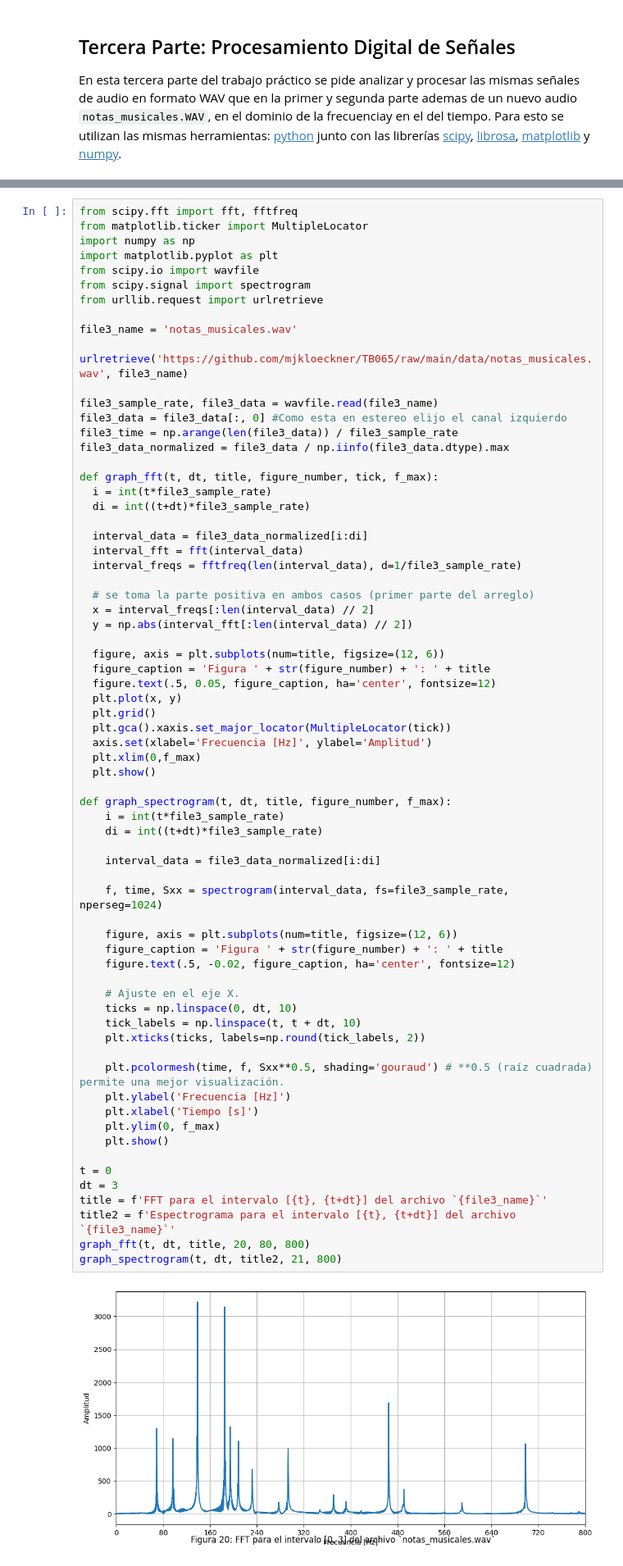
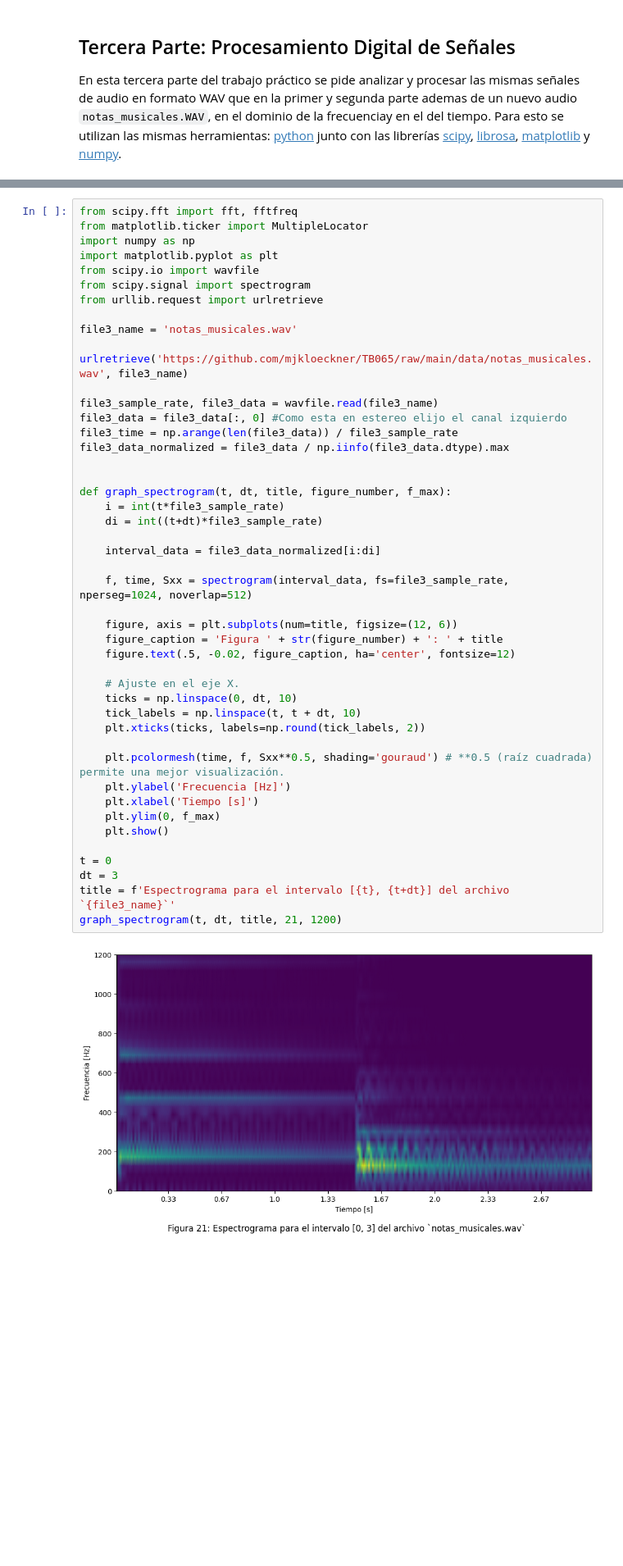
Before and after one commit to mjkloeckner/TB065, a Jupyter notebook: tercera_parte/tpe_tercera_parte.ipynb, the cells around one changed output, grey strips where cells are left out. Shown at 82% size. Drawn from its saved outputs; the diff is of its cells as text; blank space fills up the shorter version.

```diff
--- a/tercera_parte/tpe_tercera_parte.ipynb
+++ b/tercera_parte/tpe_tercera_parte.ipynb
@@ -408,57 +408,34 @@ file3_sample_rate, file3_data = wavfile.read(file3_name)
 file3_data = file3_data[:, 0] #Como esta en estereo elijo el canal izquierdo
 file3_time = np.arange(len(file3_data)) / file3_sample_rate
 file3_data_normalized = file3_data / np.iinfo(file3_data.dtype).max
 
-def graph_fft(t, dt, title, figure_number, tick, f_max):
-  i = int(t*file3_sample_rate)
-  di = int((t+dt)*file3_sample_rate)
-
-  interval_data = file3_data_normalized[i:di]
-  interval_fft = fft(interval_data)
-  interval_freqs = fftfreq(len(interval_data), d=1/file3_sample_rate)
-
-  # se toma la parte positiva en ambos casos (primer parte del arreglo)
-  x = interval_freqs[:len(interval_data) // 2]
-  y = np.abs(interval_fft[:len(interval_data) // 2])
-
-  figure, axis = plt.subplots(num=title, figsize=(12, 6))
-  figure_caption = 'Figura ' + str(figure_number) + ': ' + title
-  figure.text(.5, 0.05, figure_caption, ha='center', fontsize=12)
-  plt.plot(x, y)
-  plt.grid()
-  plt.gca().xaxis.set_major_locator(MultipleLocator(tick))
-  axis.set(xlabel='Frecuencia [Hz]', ylabel='Amplitud')
-  plt.xlim(0,f_max)
-  plt.show()
 
 def graph_spectrogram(t, dt, title, figure_number, f_max):
     i = int(t*file3_sample_rate)
     di = int((t+dt)*file3_sample_rate)
 
     interval_data = file3_data_normalized[i:di]
 
-    f, time, Sxx = spectrogram(interval_data, fs=file3_sample_rate, nperseg=1024)
+    f, time, Sxx = spectrogram(interval_data, fs=file3_sample_rate, nperseg=1024, noverlap=512)
 
     figure, axis = plt.subplots(num=title, figsize=(12, 6))
     figure_caption = 'Figura ' + str(figure_number) + ': ' + title
     figure.text(.5, -0.02, figure_caption, ha='center', fontsize=12)
 
     # Ajuste en el eje X.
     ticks = np.linspace(0, dt, 10)
     tick_labels = np.linspace(t, t + dt, 10)
     plt.xticks(ticks, labels=np.round(tick_labels, 2))
 
     plt.pcolormesh(time, f, Sxx**0.5, shading='gouraud') # **0.5 (raíz cuadrada) permite una mejor visualización.
     plt.ylabel('Frecuencia [Hz]')
     plt.xlabel('Tiempo [s]')
     plt.ylim(0, f_max)
     plt.show()
 
 t = 0
 dt = 3
-title = f'FFT para el intervalo [{t}, {t+dt}] del archivo `{file3_name}`'
-title2 = f'Espectrograma para el intervalo [{t}, {t+dt}] del archivo `{file3_name}`'
-graph_fft(t, dt, title, 20, 80, 800)
-graph_spectrogram(t, dt, title2, 21, 800)
+title = f'Espectrograma para el intervalo [{t}, {t+dt}] del archivo `{file3_name}`'
+graph_spectrogram(t, dt, title, 21, 1200)
 # %% [output]
-[figure, old version]
+[figure, new version]
```
Also changed, not shown: parts of 13 cells of this notebook.
